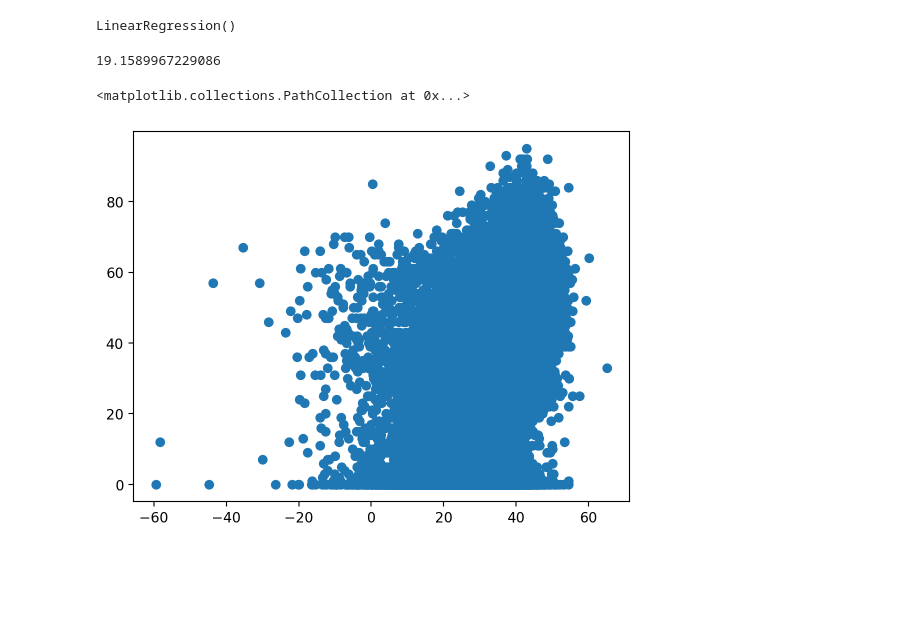
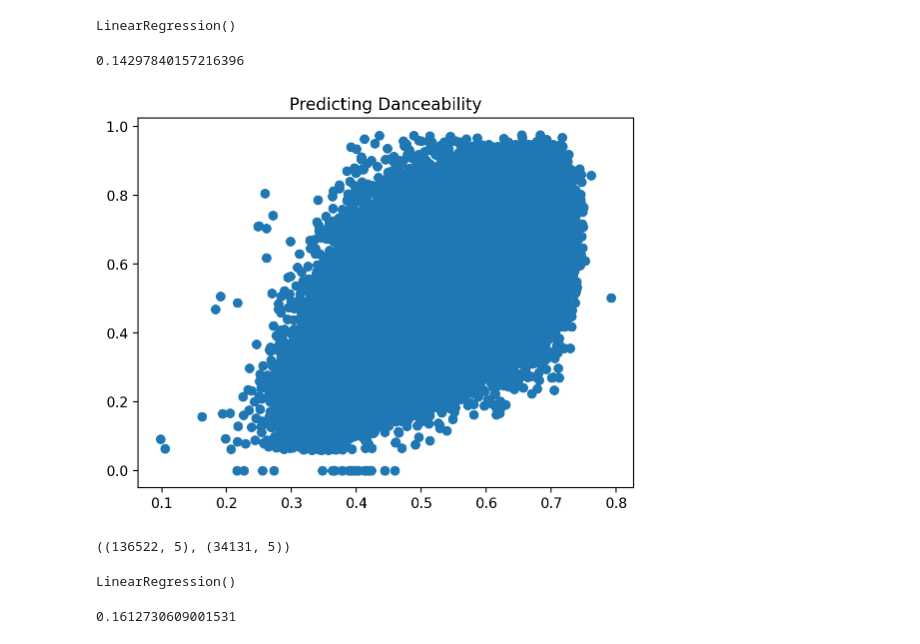
Before and after one commit to brianellis1997/Music_Generation, a Jupyter notebook: Popularity_Model.ipynb, the cells around one changed output. Cells and saved outputs as stored; diff of their text form; code cells hidden in the pictures; blank space fills up the shorter version.

Commit message:
Simple linear modeling trying to predict variables not present in MIDI

```diff
--- a/Popularity_Model.ipynb
+++ b/Popularity_Model.ipynb
@@ -290,10 +290,10 @@ Data columns (total 19 columns):
 dtypes: float64(9), int64(6), object(4)
 memory usage: 24.7+ MB
 # %%
-df2 = df.drop(columns=['year', 'acousticness', 'artists', 'danceability', 'energy', 'explicit', 'id', 'instrumentalness', 'liveness', 'name', 'mode', 'release_date', 'speechiness'])
+df2 = df.drop(columns=['year', 'acousticness', 'artists', 'popularity', 'energy', 'explicit', 'id', 'instrumentalness', 'liveness', 'name', 'mode', 'release_date', 'speechiness'])
 
-X = df2.drop('popularity', axis=1)
-y = df['popularity']
+X = df2.drop('danceability', axis=1)
+y = df['danceability']
 # %%
 from sklearn.linear_model import LinearRegression
 from sklearn.model_selection import train_test_split
@@ -325,9 +325,10 @@ mse = mean_squared_error(y_pred, y_test)
 
 print(np.sqrt(mse))
 # %% [output]
-19.1589967229086
+0.14297840157216396
 # %%
 plt.scatter(y_pred, y_test)
+plt.title('Predicting Danceability')
+plt.show()
 # %% [output]
-<matplotlib.collections.PathCollection at 0x...>
-[figure, old version]
+[figure, new version]
@@ -333,0 +344,6 @@ plt.scatter(y_pred, y_test)
+# %%
+X_train, X_test, y_train, y_test = train_test_split(X, y, test_size=0.2, random_state=42)
+
+X_train.shape, X_test.shape
+# %% [output]
+((136522, 5), (34131, 5))
@@ -333,0 +355,17 @@ plt.scatter(y_pred, y_test)
+# %%
+lr = LinearRegression()
+
+lr.fit(X_train, y_train)
+# %% [output]
+LinearRegression()
+# %%
+from sklearn.metrics import mean_squared_error
+import numpy as np
+
+y_pred = lr.predict(X_test)
+
+mse = mean_squared_error(y_pred, y_test)
+
+print(np.sqrt(mse))
+# %% [output]
+0.1612730609001531
```
Also changed, not shown: parts of 9 cells of this notebook.
